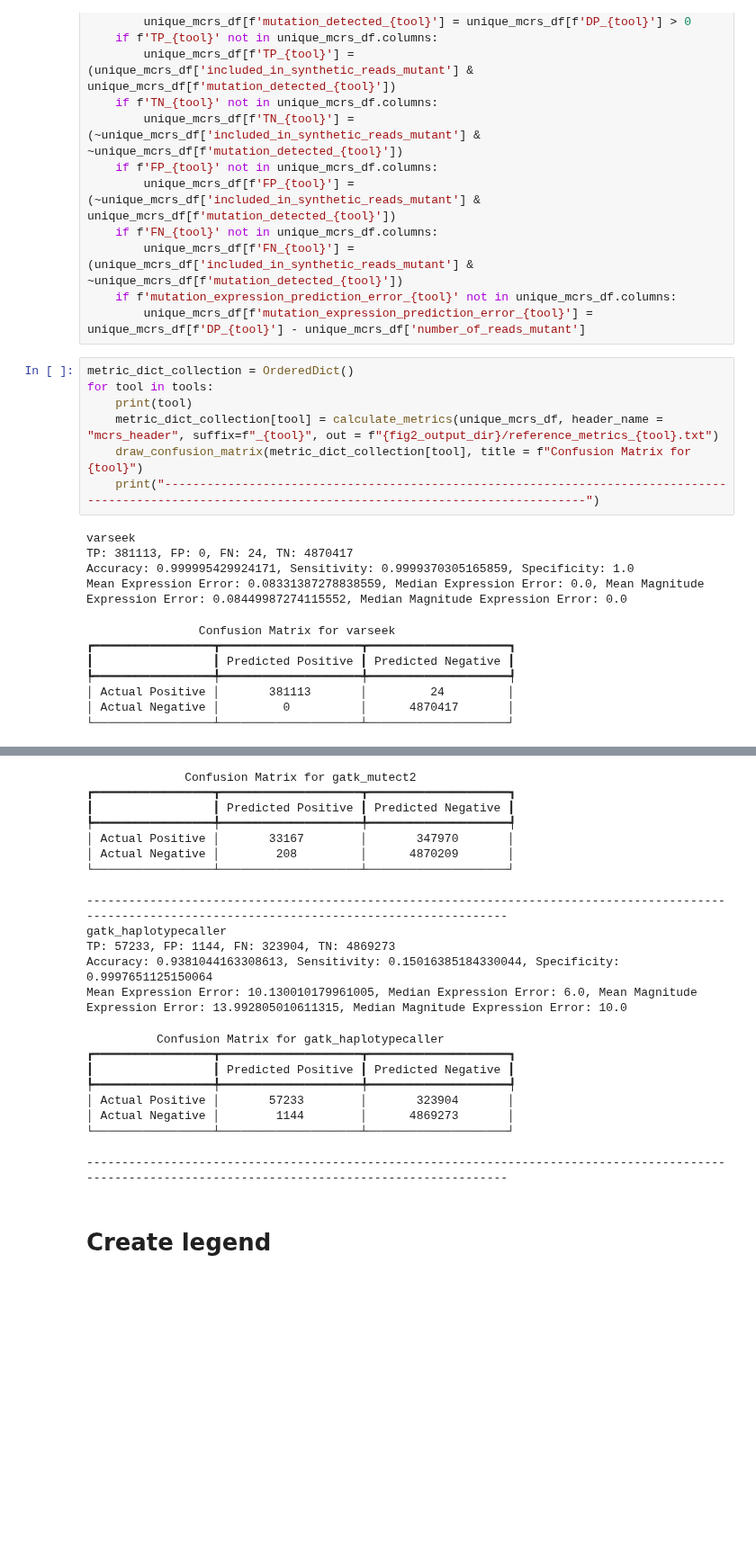
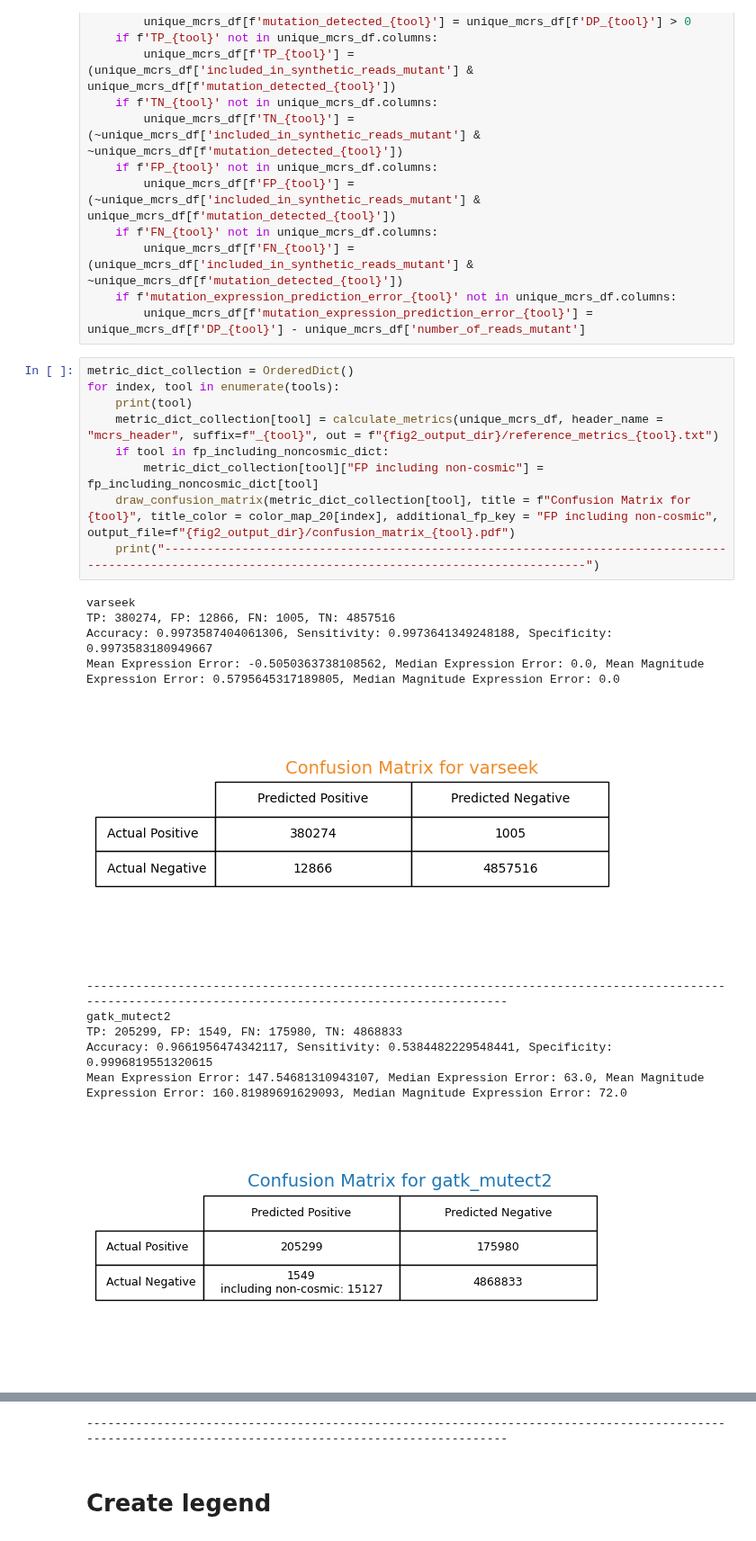
Before and after one commit to pachterlab/varseek, a Jupyter notebook: notebooks/Fig2.ipynb, the cells around one changed output, grey strips where cells are left out. Shown at 90% size. Saved outputs shown, nothing was run; the diff lists cells and outputs as text; blank space fills up the shorter version.

```diff
--- a/notebooks/Fig2.ipynb
+++ b/notebooks/Fig2.ipynb
@@ -194,21 +80,23 @@ for tool in tools:
         unique_mcrs_df[f'mutation_expression_prediction_error_{tool}'] = unique_mcrs_df[f'DP_{tool}'] - unique_mcrs_df['number_of_reads_mutant']
 # %%
 metric_dict_collection = OrderedDict()
-for tool in tools:
+for index, tool in enumerate(tools):
     print(tool)
     metric_dict_collection[tool] = calculate_metrics(unique_mcrs_df, header_name = "mcrs_header", suffix=f"_{tool}", out = f"{fig2_output_dir}/reference_metrics_{tool}.txt")
-    draw_confusion_matrix(metric_dict_collection[tool], title = f"Confusion Matrix for {tool}")
+    if tool in fp_including_noncosmic_dict:
+        metric_dict_collection[tool]["FP including non-cosmic"] = fp_including_noncosmic_dict[tool]
+    draw_confusion_matrix(metric_dict_collection[tool], title = f"Confusion Matrix for {tool}", title_color = color_map_20[index], additional_fp_key = "FP including non-cosmic", output_file=f"{fig2_output_dir}/confusion_matrix_{tool}.pdf")
     print("-------------------------------------------------------------------------------------------------------------------------------------------------------")
 # %% [output]
 varseek
-TP: 381113, FP: 0, FN: 24, TN: 4870417
-Accuracy: 0.999995429924171, Sensitivity: 0.9999370305165859, Specificity: 1.0
-Mean Expression Error: 0.08331387278838559, Median Expression Error: 0.0, Mean Magnitude Expression Error: 0.08449987274115552, Median Magnitude Expression Error: 0.0
+TP: 380274, FP: 12866, FN: 1005, TN: 4857516
+Accuracy: 0.9973587404061306, Sensitivity: 0.9973641349248188, Specificity: 0.9973583180949667
+Mean Expression Error: -0.5050363738108562, Median Expression Error: 0.0, Mean Magnitude Expression Error: 0.5795645317189805, Median Magnitude Expression Error: 0.0
+[figure, added]
-                Confusion Matrix for varseek
-┏━━━━━━━━━━━━━━━━━┳━━━━━━━━━━━━━━━━━━━━┳━━━━━━━━━━━━━━━━━━━━┓
-┃                 ┃ Predicted Positive ┃ Predicted Negative ┃
-┡━━━━━━━━━━━━━━━━━╇━━━━━━━━━━━━━━━━━━━━╇━━━━━━━━━━━━━━━━━━━━┩
-│ Actual Positive │       381113       │         24         │
-│ Actual Negative │         0          │      4870417       │
-└─────────────────┴────────────────────┴────────────────────┘
+-------------------------------------------------------------------------------------------------------------------------------------------------------
+gatk_mutect2
+TP: 205299, FP: 1549, FN: 175980, TN: 4868833
+Accuracy: 0.9661956474342117, Sensitivity: 0.5384482229548441, Specificity: 0.9996819551320615
+Mean Expression Error: 147.54681310943107, Median Expression Error: 63.0, Mean Magnitude Expression Error: 160.81989691629093, Median Magnitude Expression Error: 72.0
+[figure, added]
 -------------------------------------------------------------------------------------------------------------------------------------------------------
@@ -219,23 +108,4 @@ Mean Expression Error: 27.883258712487898, Median Expression Error: 21.0, Mean M
-              Confusion Matrix for gatk_mutect2
-┏━━━━━━━━━━━━━━━━━┳━━━━━━━━━━━━━━━━━━━━┳━━━━━━━━━━━━━━━━━━━━┓
-┃                 ┃ Predicted Positive ┃ Predicted Negative ┃
-┡━━━━━━━━━━━━━━━━━╇━━━━━━━━━━━━━━━━━━━━╇━━━━━━━━━━━━━━━━━━━━┩
-│ Actual Positive │       33167        │       347970       │
-│ Actual Negative │        208         │      4870209       │
-└─────────────────┴────────────────────┴────────────────────┘
+-------------------------------------------------------------------------------------------------------------------------------------------------------
--------------------------------------------------------------------------------------------------------------------------------------------------------
-gatk_haplotypecaller
-TP: 57233, FP: 1144, FN: 323904, TN: 4869273
-Accuracy: 0.9381044163308613, Sensitivity: 0.15016385184330044, Specificity: 0.9997651125150064
-Mean Expression Error: 10.130010179961005, Median Expression Error: 6.0, Mean Magnitude Expression Error: 13.992805010611315, Median Magnitude Expression Error: 10.0
-          Confusion Matrix for gatk_haplotypecaller
-┏━━━━━━━━━━━━━━━━━┳━━━━━━━━━━━━━━━━━━━━┳━━━━━━━━━━━━━━━━━━━━┓
-┃                 ┃ Predicted Positive ┃ Predicted Negative ┃
-┡━━━━━━━━━━━━━━━━━╇━━━━━━━━━━━━━━━━━━━━╇━━━━━━━━━━━━━━━━━━━━┩
-│ Actual Positive │       57233        │       323904       │
-│ Actual Negative │        1144        │      4869273       │
-└─────────────────┴────────────────────┴────────────────────┘
--------------------------------------------------------------------------------------------------------------------------------------------------------
 # %% [markdown]
 # Create legend
 # %%
```
Also changed, not shown: parts of 33 cells of this notebook, 7 other files.
